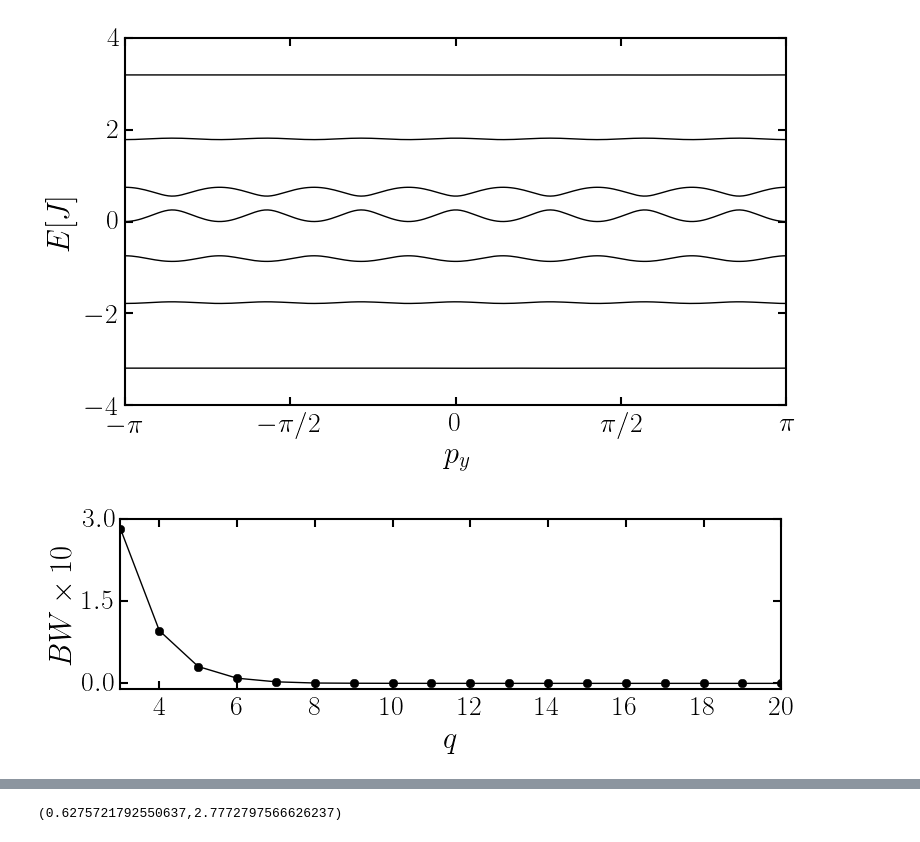
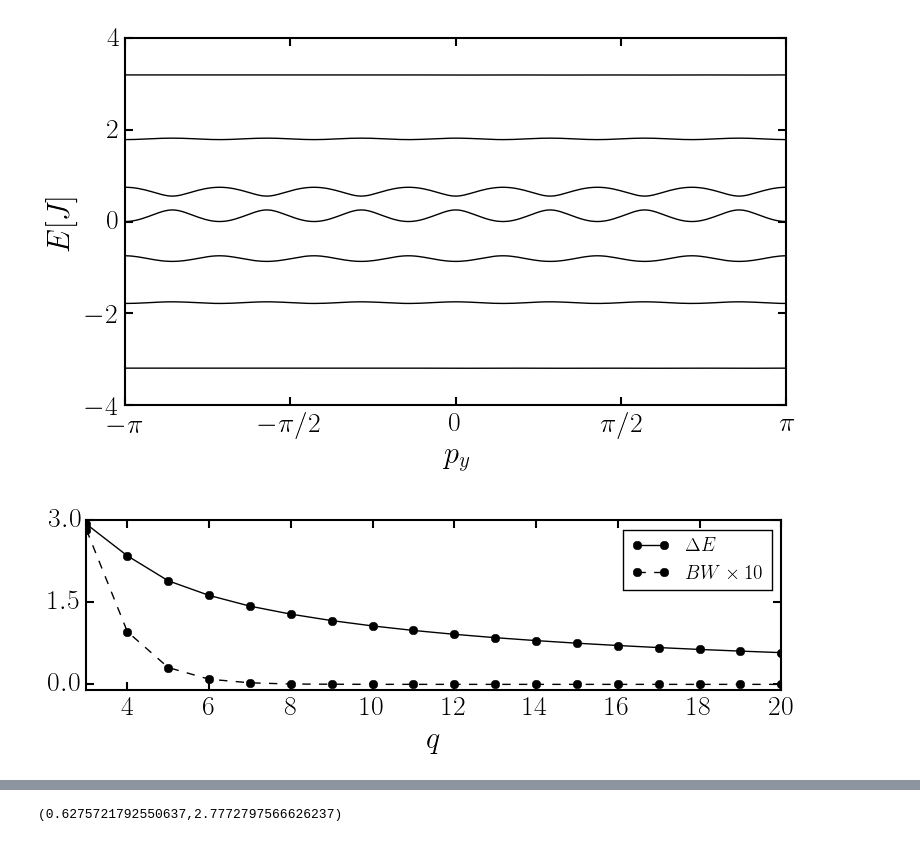
Before and after one commit to berceanu/topo-photon, a Jupyter notebook: anc/approximations.ipynb, the cells around one changed output, grey strips where cells are left out. Cells and saved outputs as stored; diff of their text form; code cells hidden in the pictures.

Commit message:
final version of the selection rules figure

```diff
--- a/anc/approximations.ipynb
+++ b/anc/approximations.ipynb
@@ -82,14 +82,18 @@ nothing
 qs = 3:20;
 # %%
 f, ax = plt.subplots(figsize=(8, 3))
-ax[:plot](qs, HH.bwidth(qs).*10, "black", marker="o")
+ax[:plot](qs, HH.bgap(qs), "black", marker="o", label=L"$\Delta E$")
+ax[:plot](qs, HH.bwidth(qs).*10, "black", marker="o", ls="dashed", label=L"$BW \times 10$")
 
 ax[:set_ylim](-0.1, 3)
 ax[:yaxis][:set_ticks]([0,1.5,3])
 ax[:set_xlim](qs[1], qs[end])
 
 ax[:set_xlabel](L"$q$")
-ax[:set_ylabel](L"$BW \times 10$")
-nothing
+
+ax[:legend](loc="upper right")
+
+f[:savefig]("../figures/bands.pdf", transparent=true, pad_inches=0.0, bbox_inches="tight")
+plt.close(f)
 # %% [output]
-[figure, old version]
+[figure, new version]
```
Also changed, not shown: parts of 19 cells of this notebook, 2 other files.
